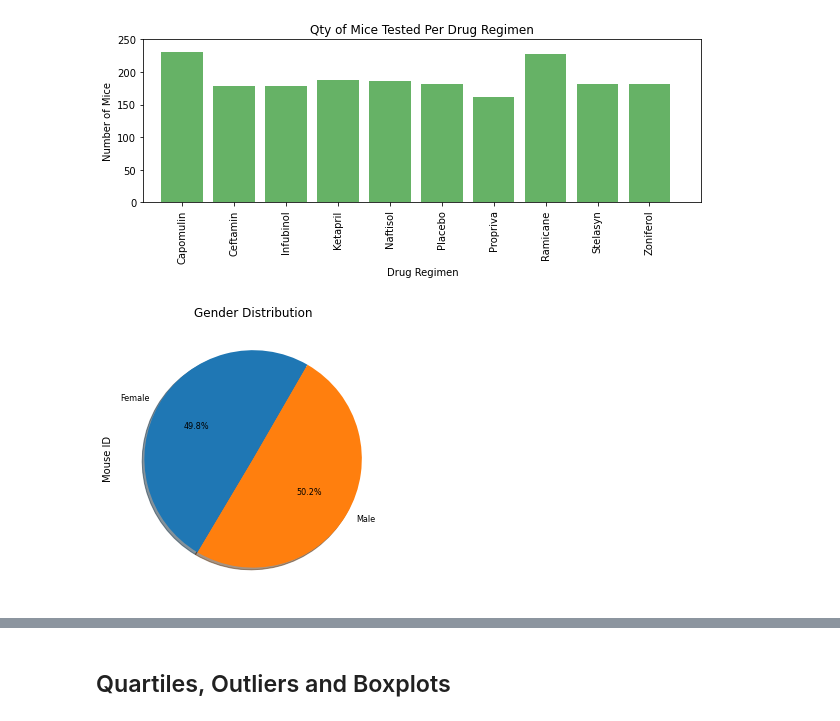
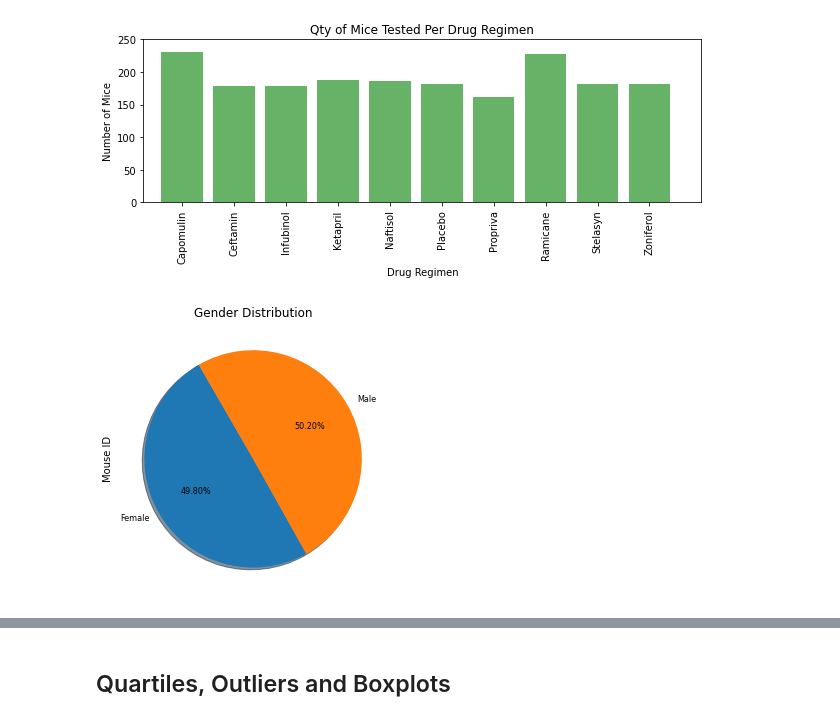
Before and after one commit to TinaKuo77/Matplotlib_Challenging, a Jupyter notebook: Pymaceuticals/FinalResult.ipynb, the cells around one changed output, grey strips where cells are left out. Drawn from its saved outputs; the diff is of its cells as text; code cells hidden in the pictures.

Commit message:
The Power of Plots

```diff
--- a/Pymaceuticals/FinalResult.ipynb
+++ b/Pymaceuticals/FinalResult.ipynb
@@ -181,15 +181,15 @@ plt.show()
 # %%
 # Generate a pie plot showing the distribution of female versus male mice using pandas
 
 #Create a dataframe to show the distrubiton of male and female mice
 gender = mouse_metadata[["Mouse ID","Sex"]].groupby("Sex")
 gender_count = gender["Mouse ID"].count()
 
 #Create a pie chart by using Pandas
-gender_count.plot(kind="pie", y='Gender', title=("Gender Distribution"),legend=False,autopct='%1.1f%%',
- startangle=60, shadow=True, fontsize=8, figsize=(8,5))
+gender_count.plot(kind="pie", y='Mouse ID', title=("Gender Distribution"),legend=False,autopct='%1.2f%%',
+ startangle=120, shadow=True, fontsize=8, figsize=(8,5))
 
 #Display the chart
 plt.show()
 # %% [output]
-[figure, old version]
+[figure, new version]
```
Also changed, not shown: parts of 2 cells of this notebook.
